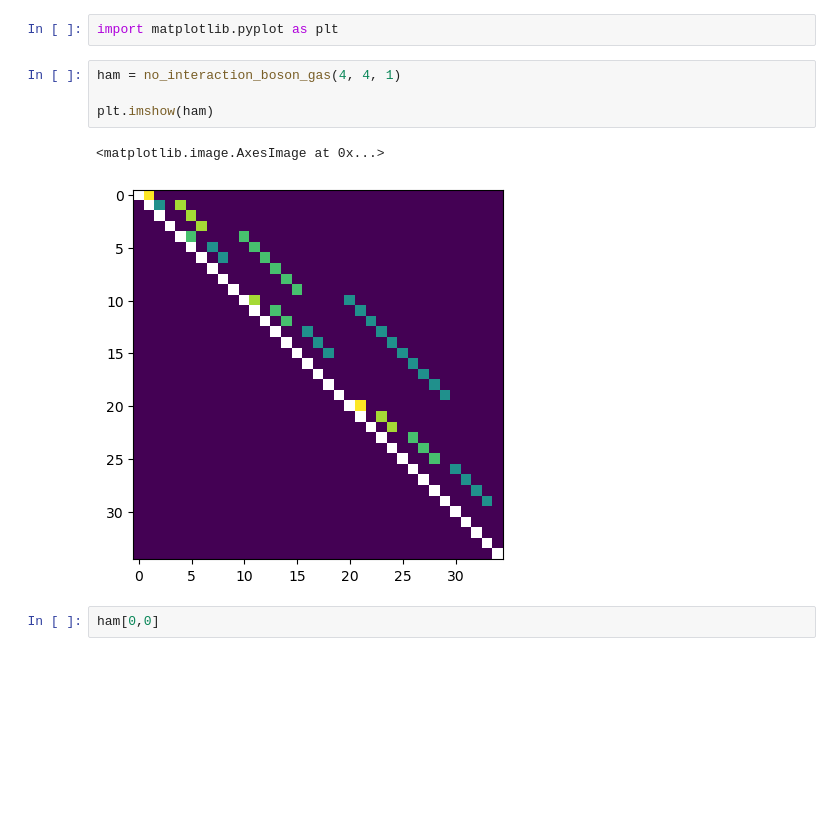
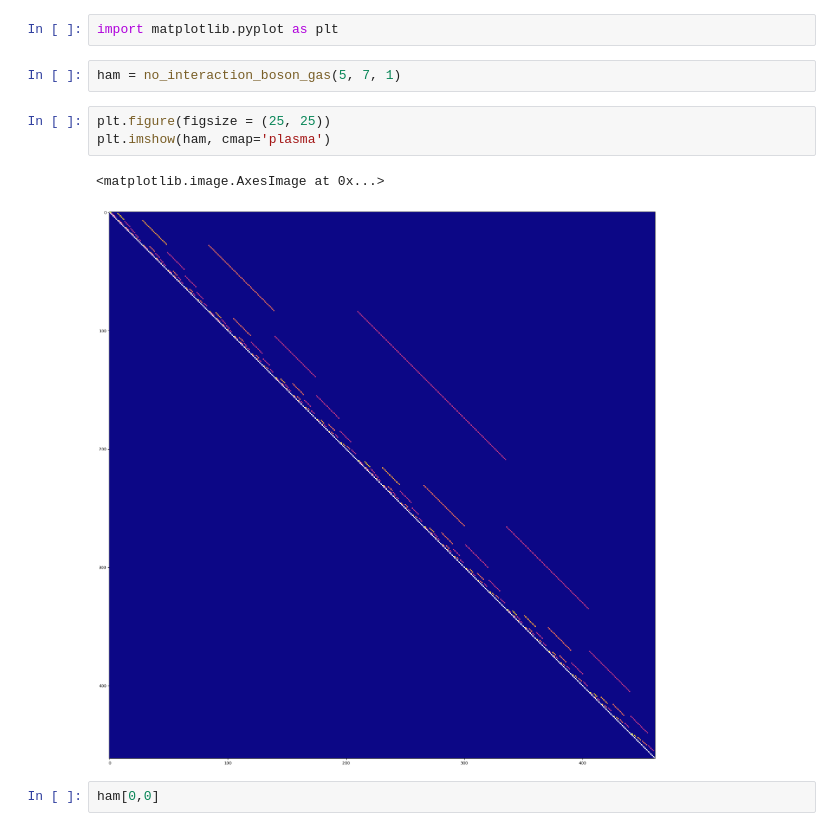
Before and after one commit to dcthecook/Many_Body_Theory, a Jupyter notebook: 2quantization.ipynb, the cells around one changed output. Saved outputs shown, nothing was run; the diff lists cells and outputs as text; blank space fills up the shorter version.

```diff
--- a/2quantization.ipynb
+++ b/2quantization.ipynb
@@ -185,12 +184,13 @@ norm constant in front of state = 1.0
 # %%
 import matplotlib.pyplot as plt
 # %%
-ham = no_interaction_boson_gas(4, 4, 1)
-
-plt.imshow(ham)
+ham = no_interaction_boson_gas(5, 7, 1)
-# %% [output]
-<matplotlib.image.AxesImage at 0x...>
-[figure, removed]
+# %%
+plt.figure(figsize = (25, 25))
+plt.imshow(ham, cmap='plasma')
+# %% [output]
+<matplotlib.image.AxesImage at 0x...>
+[figure, added]
 # %%
 ham[0,0]
 # %% [markdown]
```
Also changed, not shown: parts of 1 cell of this notebook.
